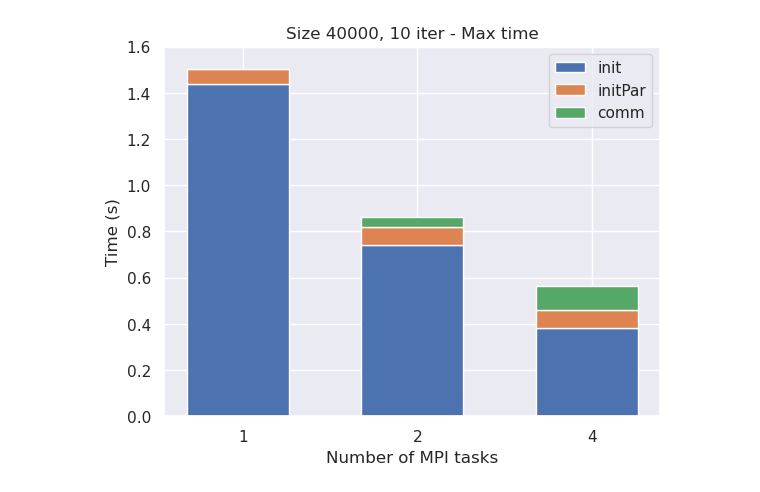
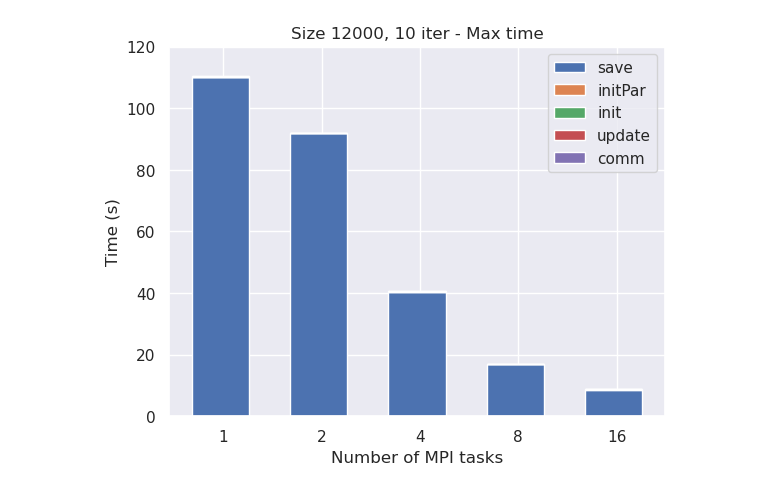
Before and after one commit to DavideRossi1/AdvancedHPC-Project, a Jupyter notebook: Jacobi-OneSide/data/plots.ipynb, the cells around one changed output. Cells and saved outputs as stored; diff of their text form; code cells hidden in the pictures.

```diff
--- a/Jacobi-OneSide/data/plots.ipynb
+++ b/Jacobi-OneSide/data/plots.ipynb
@@ -52,10 +52,10 @@ def buildAx(title, ax, data):
     ax.plot()
 # %%
 # "initPar", "init", "update", "comm", "evolve", "save", "total"
-colsToUse = [ "initPar","init","comm"]
-plotDataStackBar("cpu40000.csv", 3, "Size 40000, 10 iter", colsToUse)
+colsToUse = [ "initPar","init","update", "comm", "save"]
+plotDataStackBar("cpu12000.csv", 3, "Size 12000, 10 iter", colsToUse)
 # %% [output]
-[figure, old version]
+[figure, new version]
 # %%
 def read_data(files, cols_to_use):
     data_frames = []
```
Also changed, not shown: parts of 1 cell of this notebook, 41 other files.
